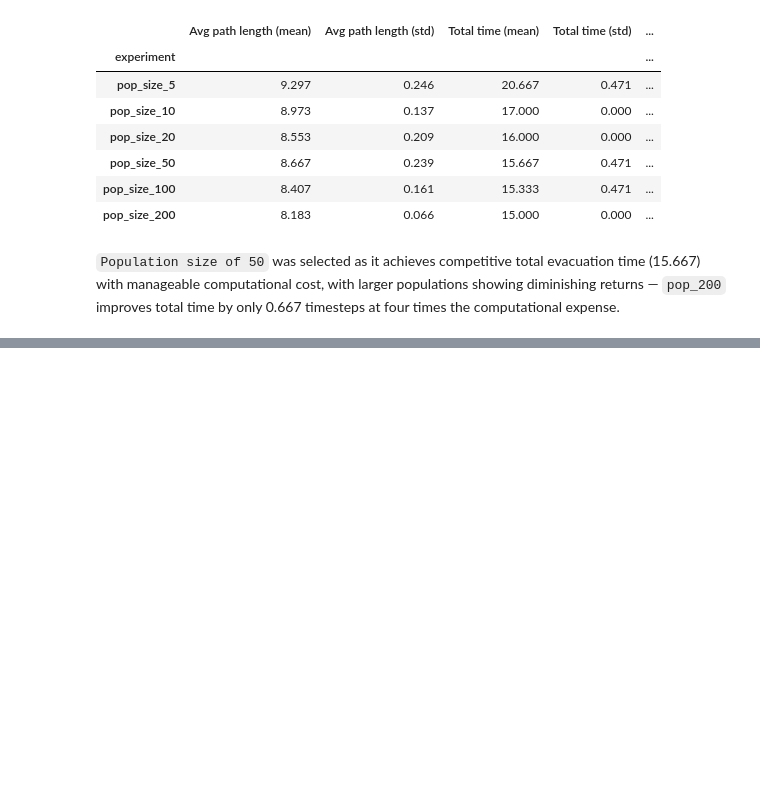
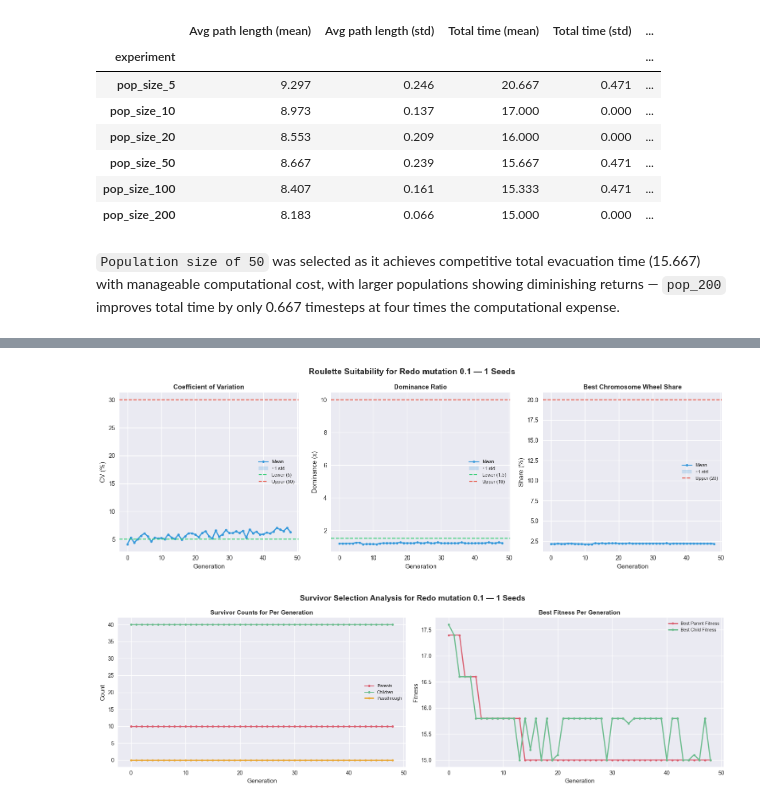
Before and after one commit to lpow311/dissertation, a Jupyter notebook: 2_genetic_algorithm_hyperparams.ipynb, the cells around one changed output, grey strips where cells are left out. Saved outputs shown, nothing was run; the diff lists cells and outputs as text; code cells hidden in the pictures; blank space fills up the shorter version.

```diff
--- a/2_genetic_algorithm_hyperparams.ipynb
+++ b/2_genetic_algorithm_hyperparams.ipynb
@@ -311,0 +430,8 @@ df_pop_size
+# %%
+redo_results = extract_results('outputs/tuning/moderate_city_1_test_tournament3.pkl')
+
+plot_parent_selection_stats(evolution_stats=redo_results['evals'],city_name="Redo Mutation 0.1")
+plot_survivor_selection(evolution_stats=redo_results['evals'],city_name="Redo Mutation 0.1")
+# %% [output]
+[figure, added]
+[figure, added]
```
Also changed, not shown: parts of 11 cells of this notebook, 18 other files.
